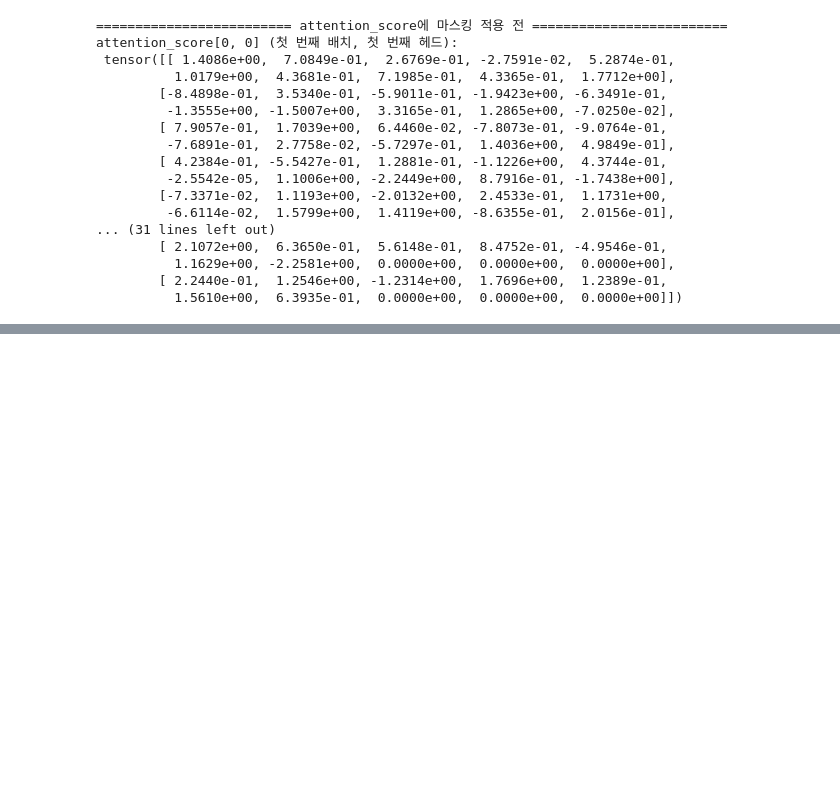
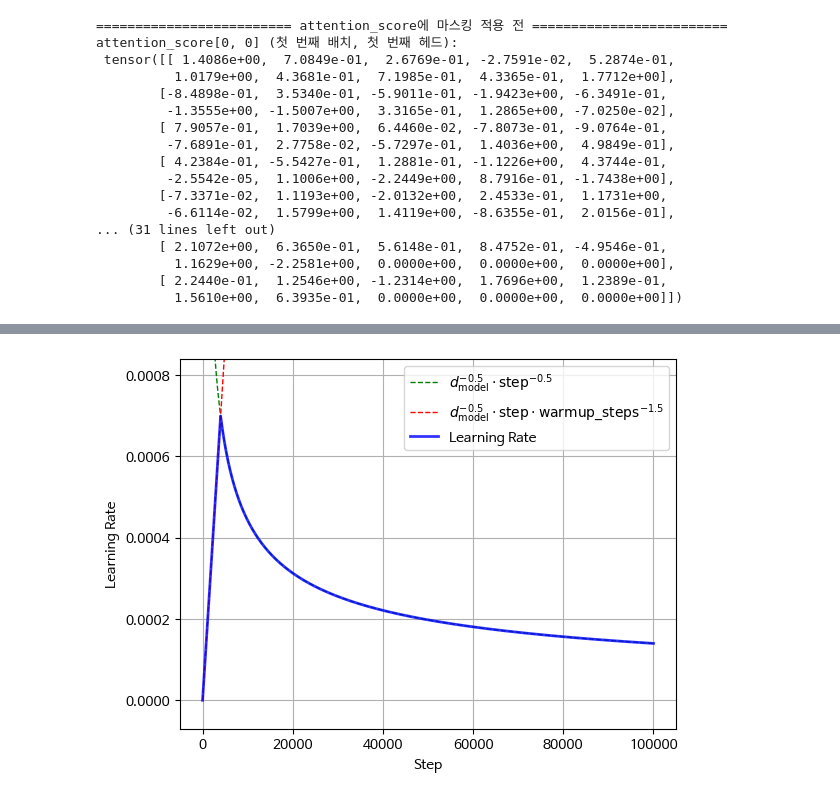
Before and after one commit to zefo38/transformer, a Jupyter notebook: transformers.ipynb, the cells around one changed output, grey strips where cells are left out. Cells and saved outputs as stored; diff of their text form; code cells hidden in the pictures; blank space fills up the shorter version.

```diff
--- a/transformers.ipynb
+++ b/transformers.ipynb
@@ -438,0 +731,3 @@ class DecoderLayer(nn.Module):
+# %%
+pad_idx = tokenizer.pad_token_id
+pad_idx
@@ -438,0 +852,43 @@ class DecoderLayer(nn.Module):
+# %%
+def plot_scheduler(scheduler_name, optimizer, scheduler, total_steps): # LR curve 보기
+    lr_history = []
+    steps = range(1, total_steps)
+
+    for _ in steps: # base model -> 10만 steps (12시간), big model -> 30만 steps (3.5일) 로 훈련했다고 함
+        lr_history += [optimizer.param_groups[0]['lr']]
+        scheduler.step()
+
+    plt.figure()
+    if scheduler_name == 'Noam':
+        if total_steps == 100000:
+            plt.plot(steps, (512 ** -0.5) * torch.tensor(steps) ** -0.5, 'g--', linewidth=1, label=r"$d_{\mathrm{model}}^{-0.5} \cdot \mathrm{step}^{-0.5}$")
+            plt.plot(steps, (512 ** -0.5) * torch.tensor(steps) * 4000 ** -1.5, 'r--', linewidth=1, label=r"$d_{\mathrm{model}}^{-0.5} \cdot \mathrm{step} \cdot \mathrm{warmup\_steps}^{-1.5}$")
+        plt.plot(steps, lr_history, 'b', linewidth=2, alpha=0.8, label="Learning Rate")
+    elif scheduler_name == 'Cos':
+        plt.plot(steps, lr_history, 'b', linewidth=2, alpha=0.8, label="Learning Rate")
+    plt.ylim([-0.1*max(lr_history), 1.2*max(lr_history)])
+    plt.xlabel('Step')
+    plt.ylabel('Learning Rate')
+    plt.grid()
+    plt.legend()
+    plt.show()
+# %%
+from torch import nn, optim
+from torch.optim.lr_scheduler import CosineAnnealingWarmRestarts
+
+criterion = nn.CrossEntropyLoss(ignore_index = pad_idx) # pad token 이 출력 나와야하는 시점의 loss는 무시 (즉, label이 <pad> 일 때는 무시) # 저장된 모델
+
+scheduler_name = 'Noam'
+
+#### Noam ####
+# warmup_steps = 4000 # 이건 논문에서 제시한 값 (총 10만 step의 4%)
+warmup_steps = 1500 # 데이터 수 * EPOCH / BS = 총 step 수 인것 고려 # 저장된 모델
+LR_scale = 0.5 # Noam scheduler에 peak LR 값 조절을 위해 곱해질 녀석 # 저장된 모델
+
+
+
+optimizer = optim.Adam(nn.Linear(1, 1).parameters(), lr=0) # 테스트용 optimizer
+scheduler = NoamScheduler(optimizer, d_model=512, warmup_steps=4000) # 논문 값
+plot_scheduler(scheduler_name = 'Noam', optimizer = optimizer, scheduler = scheduler, total_steps = 100000)
+# %% [output]
+[figure, added]
```
Also changed, not shown: parts of 24 cells of this notebook.
